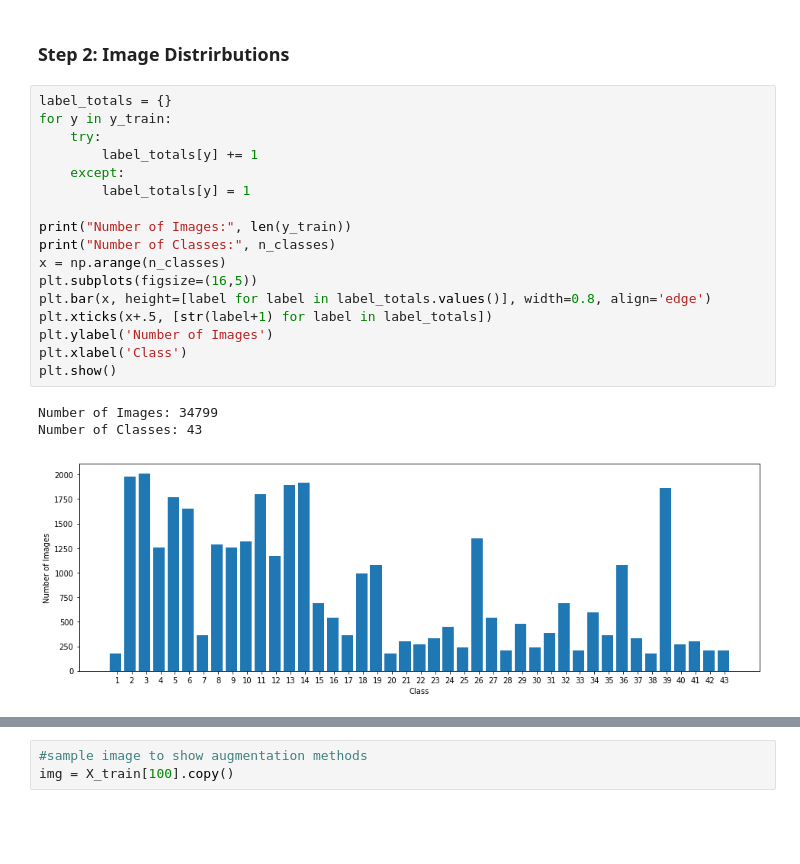
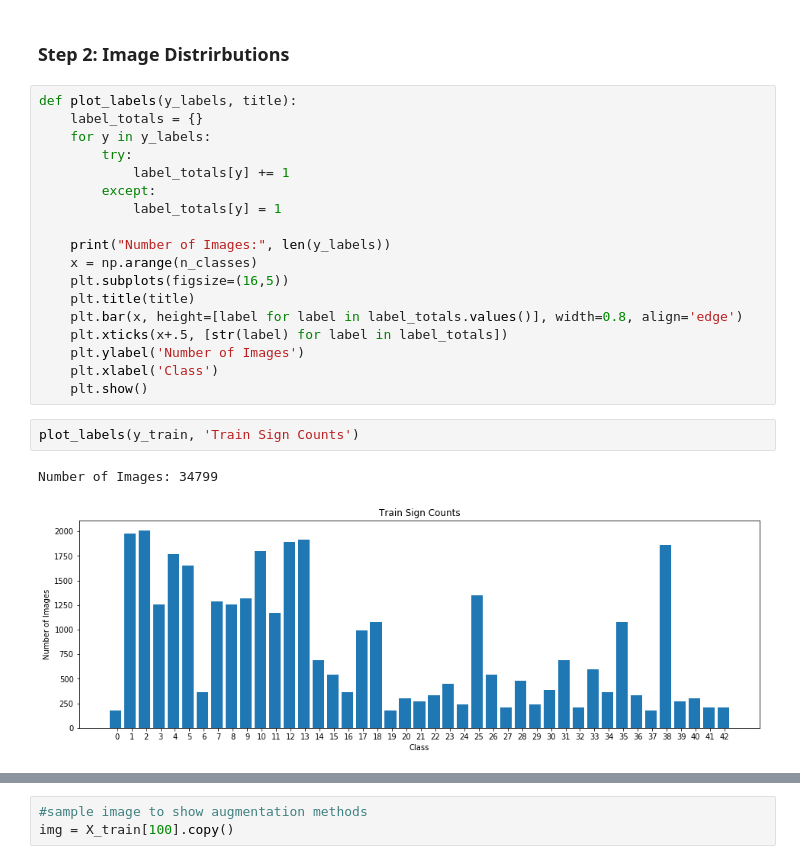
Before and after one commit to lauryndbrown/TrafficSignClassifier, a Jupyter notebook: src/Traffic_Sign_Classifier.ipynb, the cells around one changed output, grey strips where cells are left out. Saved outputs shown, nothing was run; the diff lists cells and outputs as text; blank space fills up the shorter version.

```diff
--- a/src/Traffic_Sign_Classifier.ipynb
+++ b/src/Traffic_Sign_Classifier.ipynb
@@ -120,23 +121,25 @@ Looking at the data, I can see we have 43 classes of small color images. Many ar
 # %% [markdown]
 ### Step 2: Image Distrirbutions
 # %%
-label_totals = {}
-for y in y_train:
-    try:
-        label_totals[y] += 1
-    except:
-        label_totals[y] = 1
+def plot_labels(y_labels, title):
+    label_totals = {}
+    for y in y_labels:
+        try:
+            label_totals[y] += 1
+        except:
+            label_totals[y] = 1
 
-print("Number of Images:", len(y_train))
-print("Number of Classes:", n_classes)
-x = np.arange(n_classes)
-plt.subplots(figsize=(16,5))
-plt.bar(x, height=[label for label in label_totals.values()], width=0.8, align='edge')
-plt.xticks(x+.5, [str(label+1) for label in label_totals])
-plt.ylabel('Number of Images')
-plt.xlabel('Class')
-plt.show()
+    print("Number of Images:", len(y_labels))
+    x = np.arange(n_classes)
+    plt.subplots(figsize=(16,5))
+    plt.title(title)
+    plt.bar(x, height=[label for label in label_totals.values()], width=0.8, align='edge')
+    plt.xticks(x+.5, [str(label) for label in label_totals])
+    plt.ylabel('Number of Images')
+    plt.xlabel('Class')
+    plt.show()
-# %% [output]
-Number of Images: 34799
-Number of Classes: 43
-[figure, removed]
+# %%
+plot_labels(y_train, 'Train Sign Counts')
+# %% [output]
+Number of Images: 34799
+[figure, added]
```
Also changed, not shown: parts of 16 cells of this notebook, 1 other file.
